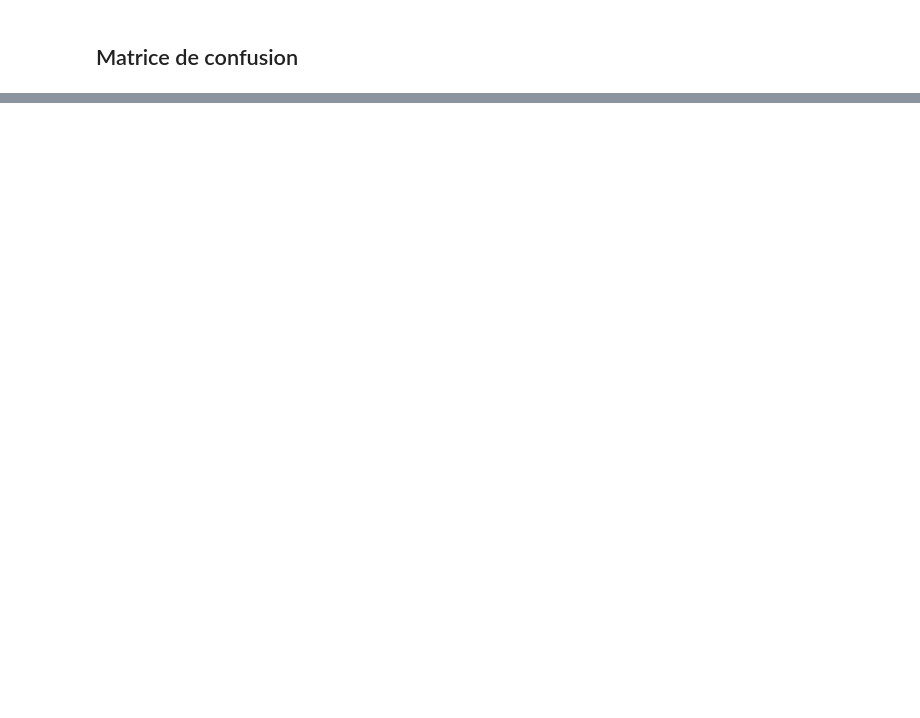
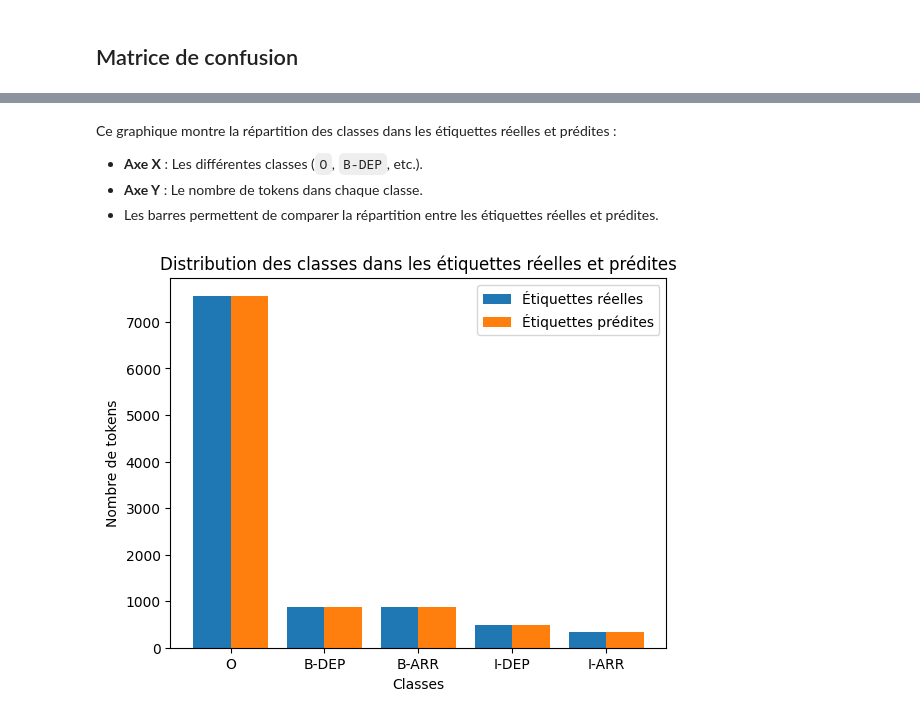
Before and after one commit to Leoglme/nlp_travel_order_resolver, a Jupyter notebook: evaluations/camembert_ner_evaluation/executed_notebook.ipynb, the cells around one changed output, grey strips where cells are left out. Saved outputs shown, nothing was run; the diff lists cells and outputs as text; code cells hidden in the pictures; blank space fills up the shorter version.

```diff
--- a/evaluations/camembert_ner_evaluation/executed_notebook.ipynb
+++ b/evaluations/camembert_ner_evaluation/executed_notebook.ipynb
@@ -91,0 +60,28 @@ plt.show()
+# %% [markdown]
+
+Ce graphique montre la répartition des classes dans les étiquettes réelles et prédites :
+
+- **Axe X** : Les différentes classes (`O`, `B-DEP`, etc.).
+- **Axe Y** : Le nombre de tokens dans chaque classe.
+- Les barres permettent de comparer la répartition entre les étiquettes réelles et prédites.
+# %%
+
+from collections import Counter
+
+true_counts = Counter(all_true_labels)
+predicted_counts = Counter(all_predicted_labels)
+
+true_values = [true_counts.get(i, 0) for i in range(len(classes))]
+predicted_values = [predicted_counts.get(i, 0) for i in range(len(classes))]
+
+x = range(len(classes))
+plt.bar(x, true_values, width=0.4, label="Étiquettes réelles", align="center")
+plt.bar([p + 0.4 for p in x], predicted_values, width=0.4, label="Étiquettes prédites", align="center")
+plt.xticks([p + 0.2 for p in x], classes)
+plt.xlabel("Classes")
+plt.ylabel("Nombre de tokens")
+plt.legend()
+plt.title("Distribution des classes dans les étiquettes réelles et prédites")
+plt.show()
+# %% [output]
+[figure, added]
```
Also changed, not shown: parts of 13 cells of this notebook, 3 other files.
